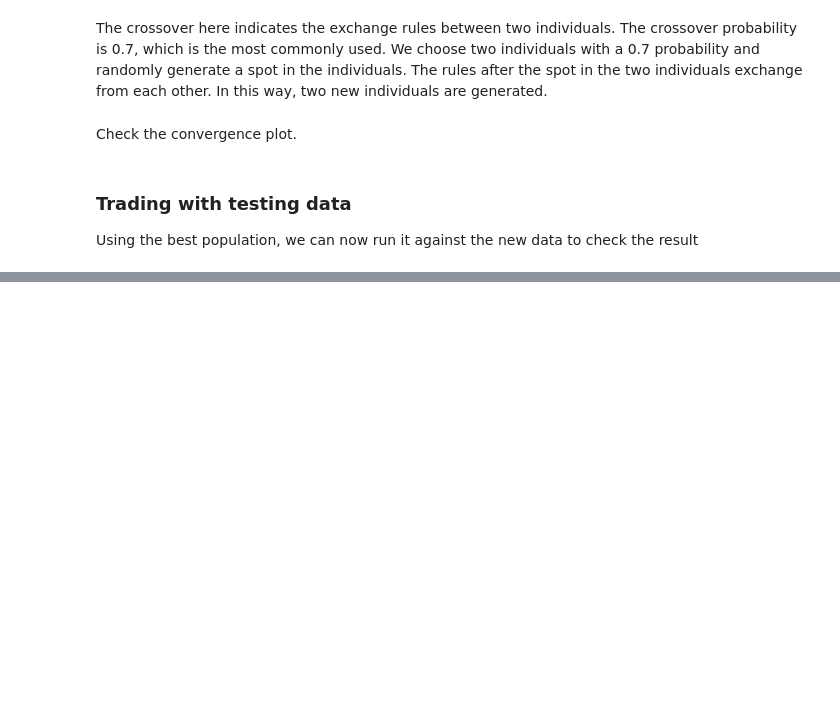
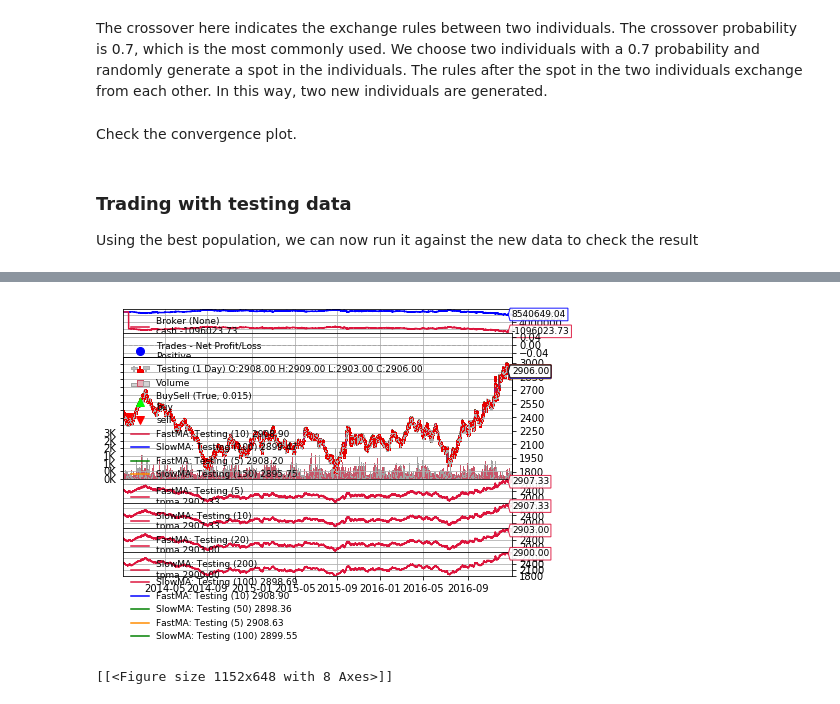
Before and after one commit to steve7an/PortfolioU, a Jupyter notebook: Scripts/bt2.ipynb, the cells around one changed output, grey strips where cells are left out. Drawn from its saved outputs; the diff is of its cells as text; code cells hidden in the pictures; blank space fills up the shorter version.

Commit message:
Fix the path for the graph output to work properly.

```diff
--- a/Scripts/bt2.ipynb
+++ b/Scripts/bt2.ipynb
@@ -887,11 +877,6 @@ def main(individual, bGetRating= False, plotFileName = "", bDebug=False,
          bBenchmark=False):
     # Create a cerebro entity
     cerebro = bt.Cerebro()
-
-    # get path
-    modpath = getDataPath()
-    #filename = "{}_{}_{}.csv".format(ind_type, fast, slow)
-    #filepath = os.path.join(modpath +"\\Model\\", filename)
 
     # Add a strategy
     cerebro.addstrategy(FMASCrossOver, individual=individual, bGetRating=bGetRating,bDebug=bDebug,
@@ -918,7 +903,7 @@ def main(individual, bGetRating= False, plotFileName = "", bDebug=False,
     # Plot the result
     if not plotFileName == "":
         imagefile = "graph{}.png".format(plotFileName)
-        datapath = join(modpath,"Graph",imagefile)
+        datapath = join(getDataPath(),"Graph",imagefile)
         cerebro.plot(style='candlestick', iplot=False, ytight=True, subplot=False, path=datapath)
 # %%
 #generate an individual that has all the combinations for indicator type, fast and slow
@@ -1366,8 +1362,11 @@ cerebro = main(manualBestInd, bSilentMode=False, bTestMode=False, plotFileName="
 cerebro = main(finalBestInd, bSilentMode=False, bTestMode=False, plotFileName="finalRun.png")
 # %%
 imagefile = "graph{}.png".format("finalRun")
-datapath = join(modpath,"Graph",imagefile)
+datapath = join(getDataPath(),"Graph",imagefile)
 cerebro.plot(style='candlestick', iplot=False, ytight=True, subplot=False, path=datapath)
+# %% [output]
+[figure, added]
+[[<Figure size 1152x648 with 8 Axes>]]
 # %%
 print ("Run,Ror")
 for line in zip(training.keys(), training.values()):
```
Also changed, not shown: parts of 4 cells of this notebook.
